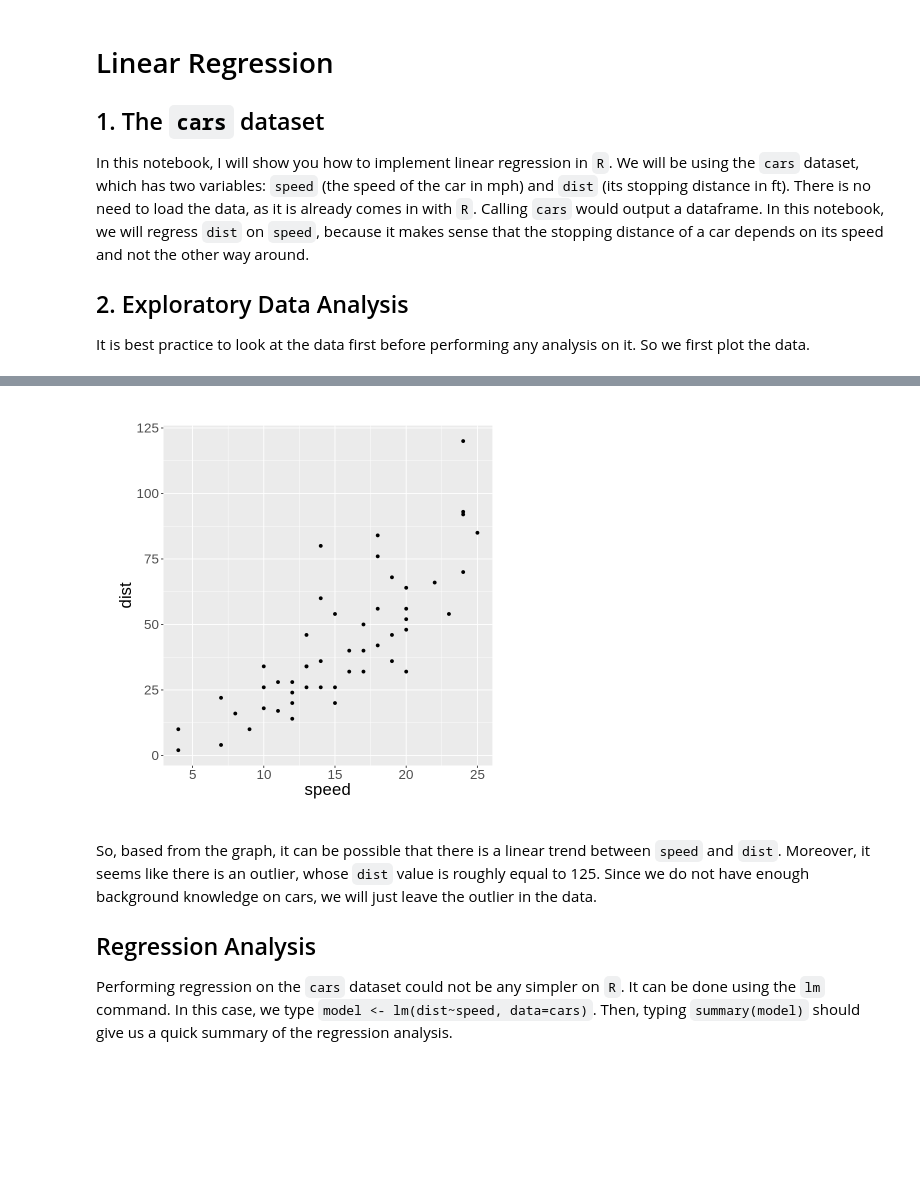
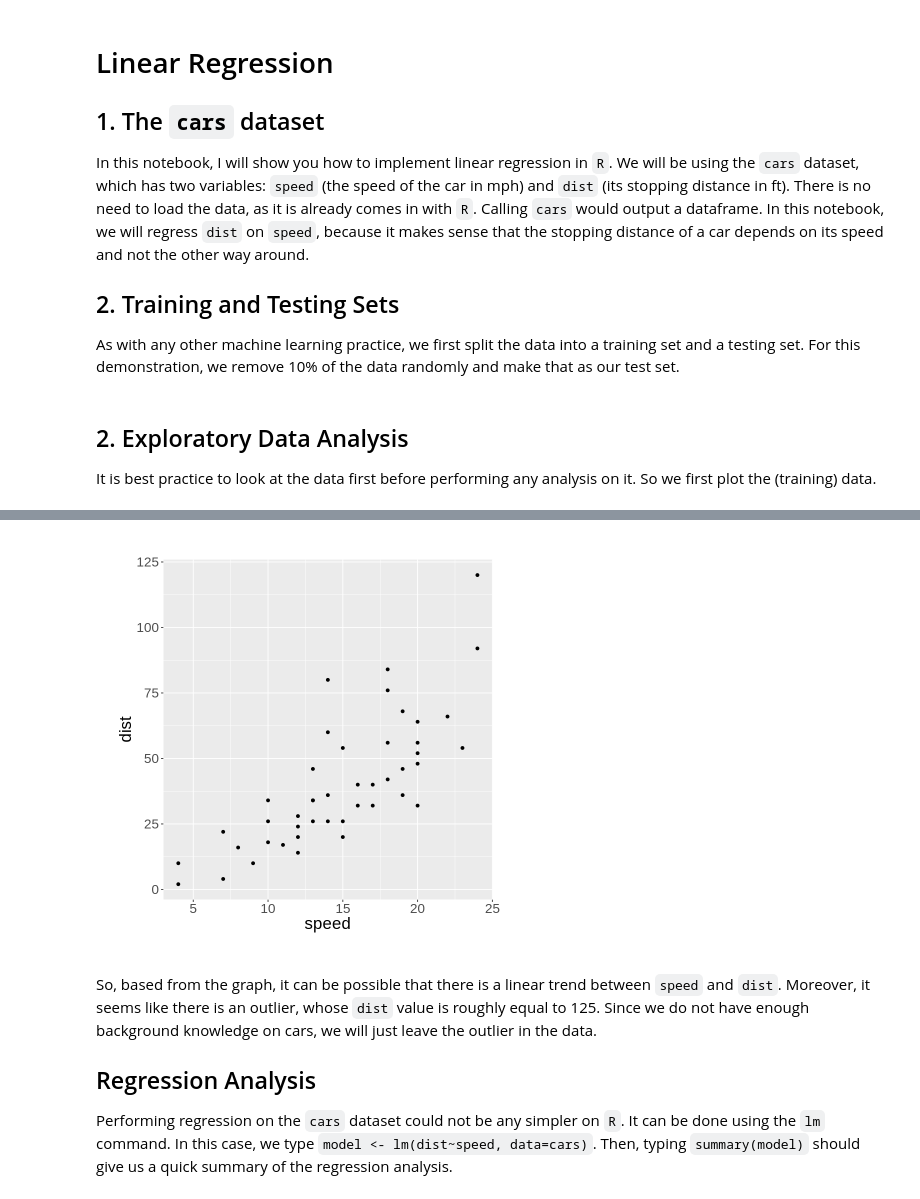
Before and after one commit to renzo-flores1/ml_algorithms, a Jupyter notebook: Linear_Regression.ipynb, the cells around one changed output, grey strips where cells are left out. Saved outputs shown, nothing was run; the diff lists cells and outputs as text; code cells hidden in the pictures; blank space fills up the shorter version.

Commit message:
train test split

```diff
--- a/Linear_Regression.ipynb
+++ b/Linear_Regression.ipynb
@@ -7,13 +5,30 @@
 
 In this notebook, I will show you how to implement linear regression in `R`. We will be using the `cars` dataset, which has two variables: `speed` (the speed of the car in mph) and `dist` (its stopping distance in ft). There is no need to load the data, as it is already comes in with `R`. Calling `cars` would output a dataframe. In this notebook, we will regress `dist` on `speed`, because it makes sense that the stopping distance of a car depends on its speed and not the other way around.
 
-## 2. Exploratory Data Analysis
-It is best practice to look at the data first before performing any analysis on it. So we first plot the data.
+## 2. Training and Testing Sets
+
+As with any other machine learning practice, we first split the data into a training set and a testing set. For this demonstration, we remove 10% of the data randomly and make that as our test set.
+# %%
+# sample size for test set
+test_size = floor(0.10 * nrow(cars))
+
+set.seed(50)
+test_ind <- sample(seq_len(nrow(cars)), size = test_size)
+
+train <- cars[-test_ind,]
+test <- cars[test_ind,]
+# %% [markdown]
+## 2. Exploratory Data Analysis
+It is best practice to look at the data first before performing any analysis on it. So we first plot the (training) data.
 # %%
+# install qqplot extensions
+install.packages("qqplotr")
+
 library(ggplot2)  # plotting library
+library(qqplotr)  # qqplot extensions for ggplot
 
 # scatterplot
-ggplot(cars, aes(x=speed, y=dist)) + geom_point() +
+ggplot(train, aes(x=speed, y=dist)) + geom_point() +
       theme(text = element_text(size=20)) +
       theme(plot.margin = unit(c(1,1,1,1), "cm"))
 # %% [output]
@@ -20,4 +37,4 @@ ggplot(cars, aes(x=speed, y=dist)) + geom_point() +
-[figure, old version]
+[figure, new version]
 # %% [markdown]
 So, based from the graph, it can be possible that there is a linear trend between `speed` and `dist`. Moreover, it seems like there is an outlier, whose `dist` value is roughly equal to 125. Since we do not have enough background knowledge on cars, we will just leave the outlier in the data.
 
```
Also changed, not shown: parts of 8 cells of this notebook.
